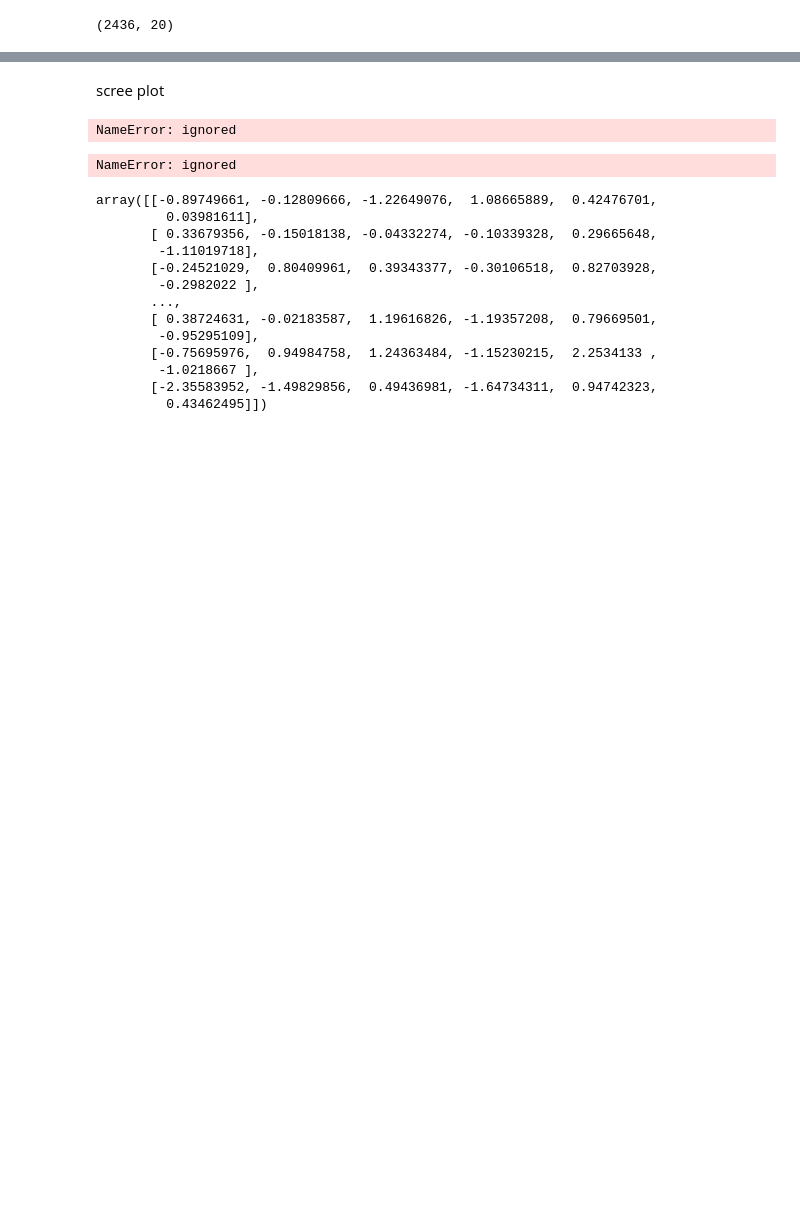
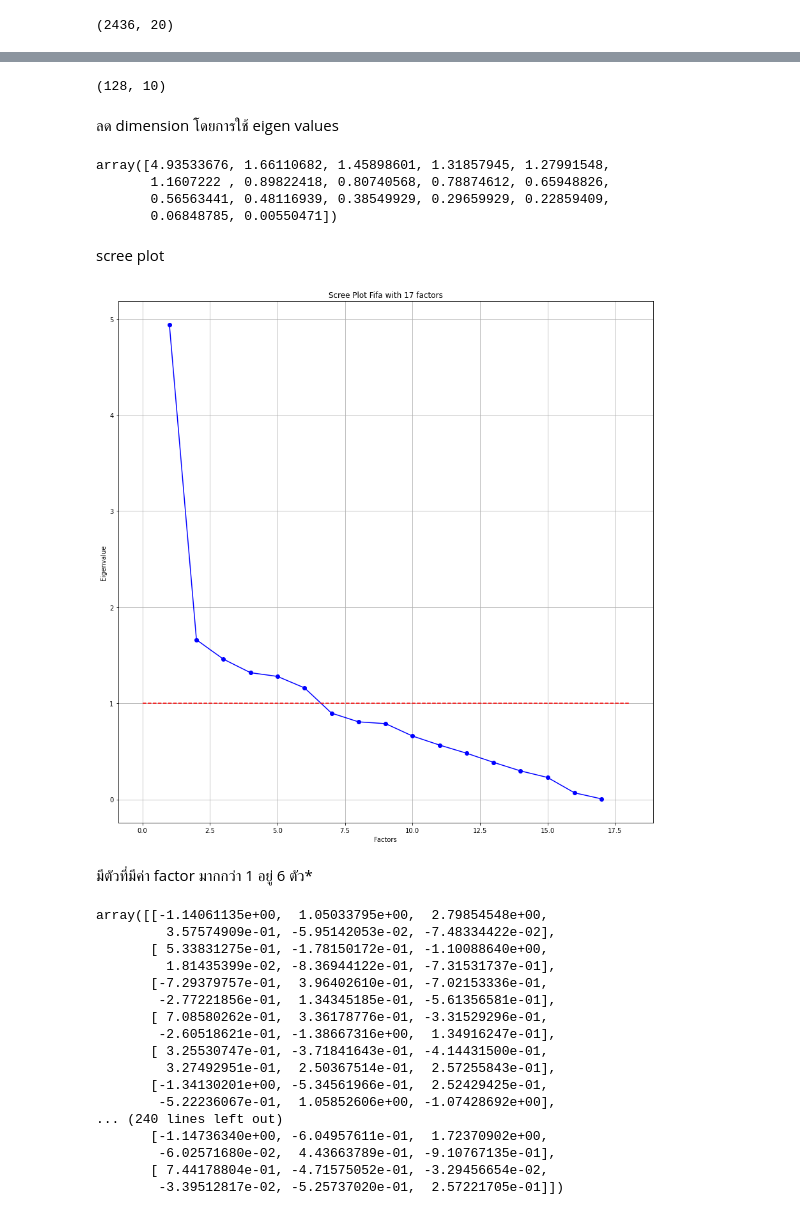
Before and after one commit to Chanakarn06/multivariate-, a Jupyter notebook: Chapter_5_Factor_Analysis.ipynb, the cells around one changed output, grey strips where cells are left out. Drawn from its saved outputs; the diff is of its cells as text; code cells hidden in the pictures; blank space fills up the shorter version.

Commit message:
Exam03

```diff
--- a/Chapter_5_Factor_Analysis.ipynb
+++ b/Chapter_5_Factor_Analysis.ipynb
@@ -155,0 +268,3 @@ SyntaxError: ignored
+# %%
+exam_drop = exam.iloc[:,3:20]
+exam_drop
@@ -156,41 +324,55 @@ SyntaxError: ignored
+# %%
+# DEFINE กำหนดขนาดที่เลือก
+ex_fa = FactorAnalyzer(n_factors=10)
+# %%
+# Fit-transform
+data_ex_fa = ex_fa.fit_transform(exam_drop)
+# %%
+# ตรวจสอบ ขนาดข้อมูล
+data_ex_fa.shape
+# %% [output]
+(128, 10)
+# %% [markdown]
+ลด dimension โดยการใช้ eigen values
+# %%
+ev,v = ex_fa.get_eigenvalues()
+ev
+# %% [output]
+array([4.93533676, 1.66110682, 1.45898601, 1.31857945, 1.27991548,
+       1.1607222 , 0.89822418, 0.80740568, 0.78874612, 0.65948826,
+       0.56563441, 0.48116939, 0.38549929, 0.29659929, 0.22859409,
+       0.06848785, 0.00550471])
 # %% [markdown]
 scree plot
 # %%
-# Create scree plot using matplotlib
-plt.scatter(range(1,BFI_data_dropped.shape[1]+1),ev)
-plt.plot(range(1,BFI_data_dropped.shape[1]+1),ev)
-plt.title('Scree Plot')
+plt.plot(range(1,exam_drop.shape[1]+1),ev,'bo-')
+plt.plot([0,exam_drop.shape[1]+1],[1,1],'r--')
+plt.title('Scree Plot Fifa with 17 factors')
 plt.xlabel('Factors')
 plt.ylabel('Eigenvalue')
 plt.grid()
 plt.show()
 # %% [output]
-NameError: ignored
+[figure, added]
-# %%
-# Create scree plot using matplotlib
-plt.scatter(range(1,BFI_data_dropped.shape[1]+1),ev)
-plt.plot(range(1,BFI_data_dropped.shape[1]+1),ev,'bo-')
-plt.plot(range(1,BFI_data_dropped.shape[1]+1),[1,1],'r--')
-plt.title('Scree Plot')
-plt.xlabel('Factors')
-plt.ylabel('Eigenvalue')
-plt.grid()
-plt.show()
-# %% [output]
-NameError: ignored
+# %% [markdown]
+มีตัวที่มีค่า factor มากกว่า 1 อยู่ 6 ตัว*
 # %%
-data_fa[:,:6]
+data_ex_fa[:,:6]
 # %% [output]
-array([[-0.89749661, -0.12809666, -1.22649076,  1.08665889,  0.42476701,
-         0.03981611],
-       [ 0.33679356, -0.15018138, -0.04332274, -0.10339328,  0.29665648,
-        -1.11019718],
-       [-0.24521029,  0.80409961,  0.39343377, -0.30106518,  0.82703928,
-        -0.2982022 ],
-       ...,
-       [ 0.38724631, -0.02183587,  1.19616826, -1.19357208,  0.79669501,
-        -0.95295109],
-       [-0.75695976,  0.94984758,  1.24363484, -1.15230215,  2.2534133 ,
-        -1.0218667 ],
-       [-2.35583952, -1.49829856,  0.49436981, -1.64734311,  0.94742323,
-         0.43462495]])
+array([[-1.14061135e+00,  1.05033795e+00,  2.79854548e+00,
+         3.57574909e-01, -5.95142053e-02, -7.48334422e-02],
+       [ 5.33831275e-01, -1.78150172e-01, -1.10088640e+00,
+         1.81435399e-02, -8.36944122e-01, -7.31531737e-01],
+       [-7.29379757e-01,  3.96402610e-01, -7.02153336e-01,
+        -2.77221856e-01,  1.34345185e-01, -5.61356581e-01],
+       [ 7.08580262e-01,  3.36178776e-01, -3.31529296e-01,
+        -2.60518621e-01, -1.38667316e+00,  1.34916247e-01],
+       [ 3.25530747e-01, -3.71841643e-01, -4.14431500e-01,
+         3.27492951e-01,  2.50367514e-01,  2.57255843e-01],
+       [-1.34130201e+00, -5.34561966e-01,  2.52429425e-01,
+        -5.22236067e-01,  1.05852606e+00, -1.07428692e+00],
+... (240 lines left out)
+       [-1.14736340e+00, -6.04957611e-01,  1.72370902e+00,
+        -6.02571680e-02,  4.43663789e-01, -9.10767135e-01],
+       [ 7.44178804e-01, -4.71575052e-01, -3.29456654e-02,
+        -3.39512817e-02, -5.25737020e-01,  2.57221705e-01]])
```
Also changed, not shown: parts of 57 cells of this notebook.
